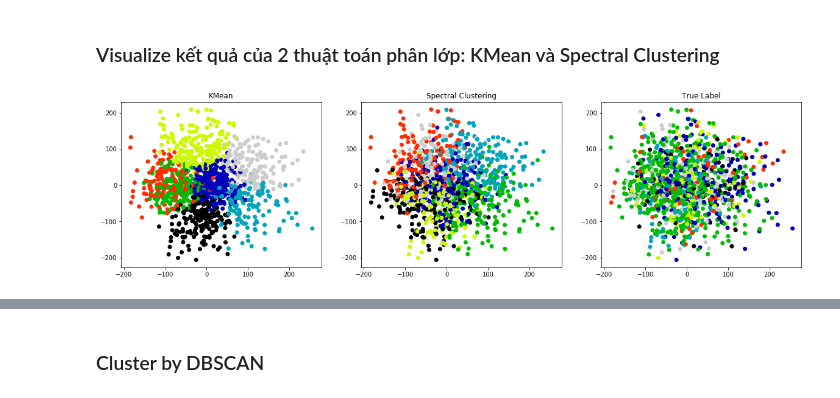
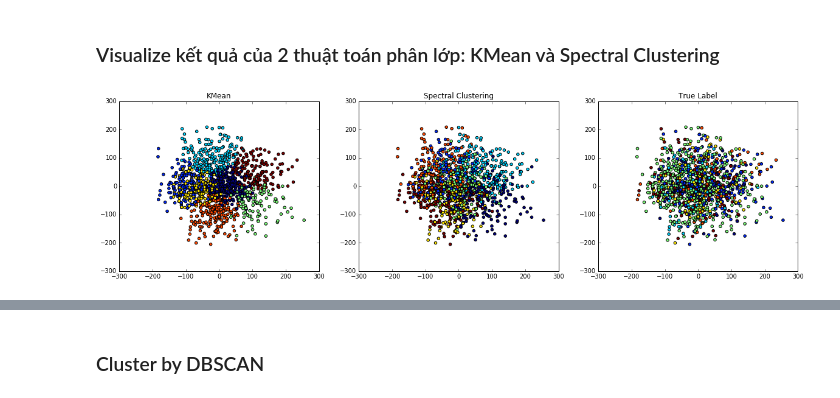
Before and after one commit to thachhoang1909/homework_1, a Jupyter notebook: baitap_3.ipynb, the cells around one changed output, grey strips where cells are left out. Cells and saved outputs as stored; diff of their text form; code cells hidden in the pictures.

```diff
--- a/baitap_3.ipynb
+++ b/baitap_3.ipynb
@@ -208,20 +208,20 @@ labels
 # %%
 # create a fig to show image
 fig = plt.figure(figsize=(20,5))
 
 ax = fig.add_subplot(1, 3, 1)
 
-ax.scatter(pca[:,0],pca[:,1], c=label_kmean,cmap='nipy_spectral')
+ax.scatter(pca[:,0],pca[:,1], c=label_kmean)
 ax.set_title('KMean')
 
 ax = fig.add_subplot(1, 3, 2)
-ax.scatter(pca[:,0],pca[:,1], c=label_spectral,cmap='nipy_spectral')
+ax.scatter(pca[:,0],pca[:,1], c=label_spectral)
 ax.set_title('Spectral Clustering')
 
 ax = fig.add_subplot(1, 3, 3)
-ax.scatter(pca[:,0],pca[:,1], c=faces.target,cmap='nipy_spectral')
+ax.scatter(pca[:,0],pca[:,1], c=faces.target)
 ax.set_title('True Label')
 
 plt.show()
 # %% [output]
-[figure, old version]
+[figure, new version]
```
Also changed, not shown: parts of 12 cells of this notebook.
